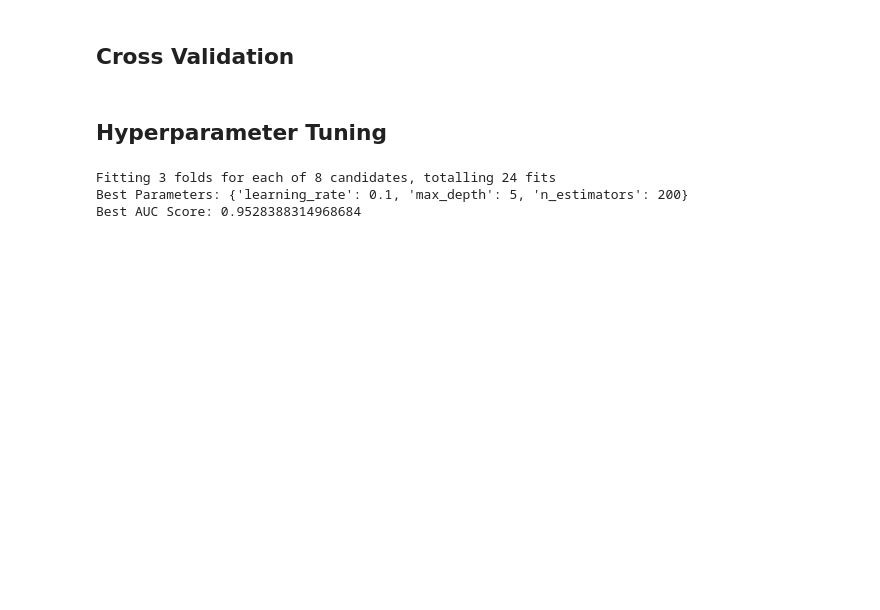
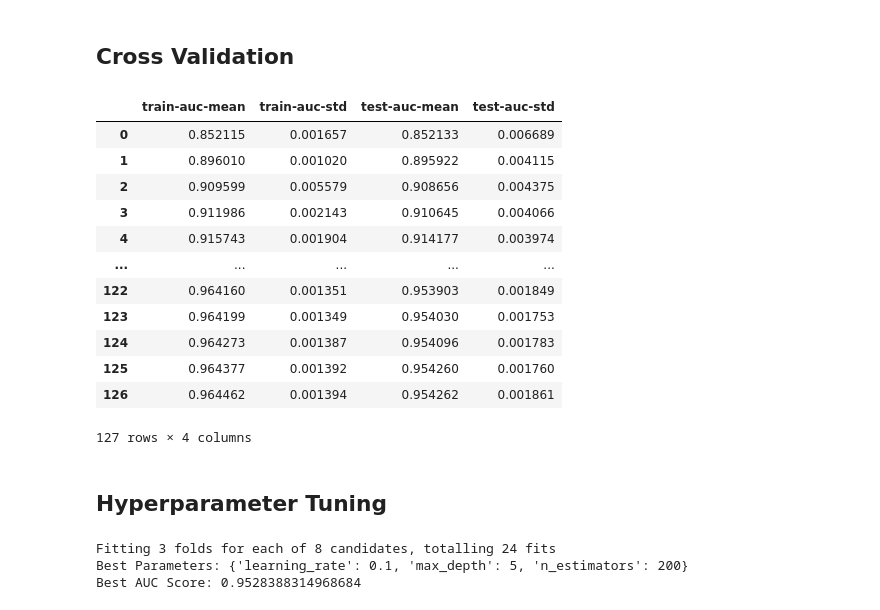
Before and after one commit to MrIsCM/KaggleCompetitions, a Jupyter notebook: notebooks/LogReg_RF_XGBoost.ipynb, the cells around one changed output. Drawn from its saved outputs; the diff is of its cells as text; code cells hidden in the pictures; blank space fills up the shorter version.

```diff
--- a/notebooks/LogReg_RF_XGBoost.ipynb
+++ b/notebooks/LogReg_RF_XGBoost.ipynb
@@ -87,6 +94,23 @@ bst = xgb.train(param, dtrain, num_round, evallist, early_stopping_rounds=10)
 ## Cross Validation
 # %%
 cv_results = xgb.cv(param, dtrain, num_round, nfold=5, metrics={'auc'}, early_stopping_rounds=10)
+# %%
+cv_results = pd.DataFrame(cv_results)
+cv_results
+# %% [output]
+|  | train-auc-mean | train-auc-std | test-auc-mean | test-auc-std |
+| 0 | 0.852115 | 0.001657 | 0.852133 | 0.006689 |
+| 1 | 0.896010 | 0.001020 | 0.895922 | 0.004115 |
+| 2 | 0.909599 | 0.005579 | 0.908656 | 0.004375 |
+| 3 | 0.911986 | 0.002143 | 0.910645 | 0.004066 |
+| 4 | 0.915743 | 0.001904 | 0.914177 | 0.003974 |
+| ... | ... | ... | ... | ... |
+| 122 | 0.964160 | 0.001351 | 0.953903 | 0.001849 |
+| 123 | 0.964199 | 0.001349 | 0.954030 | 0.001753 |
+| 124 | 0.964273 | 0.001387 | 0.954096 | 0.001783 |
+| 125 | 0.964377 | 0.001392 | 0.954260 | 0.001760 |
+| 126 | 0.964462 | 0.001394 | 0.954262 | 0.001861 |
+127 rows × 4 columns
 # %% [markdown]
 ## Hyperparameter Tuning
 # %%
```
Also changed, not shown: parts of 17 cells of this notebook, 1 other file.
